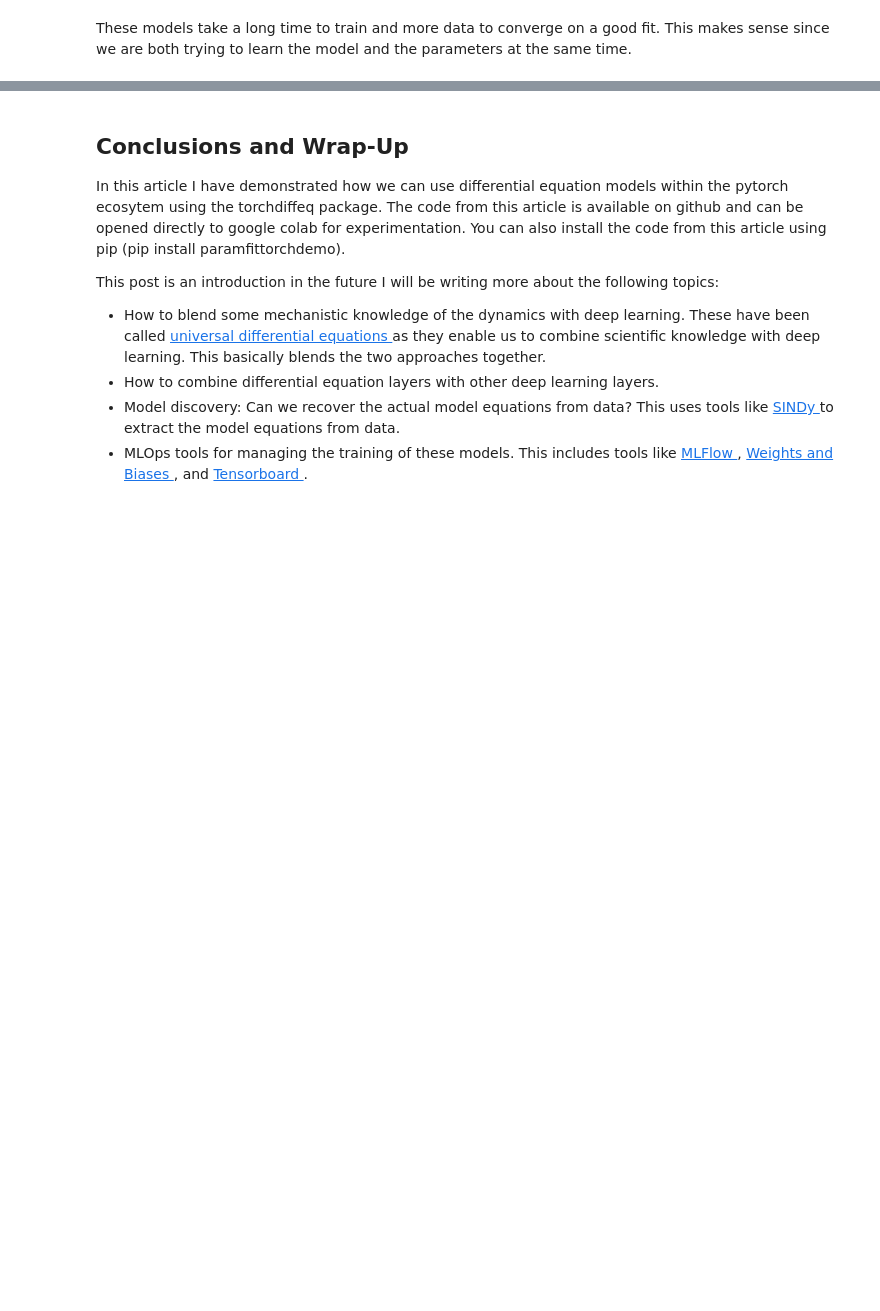
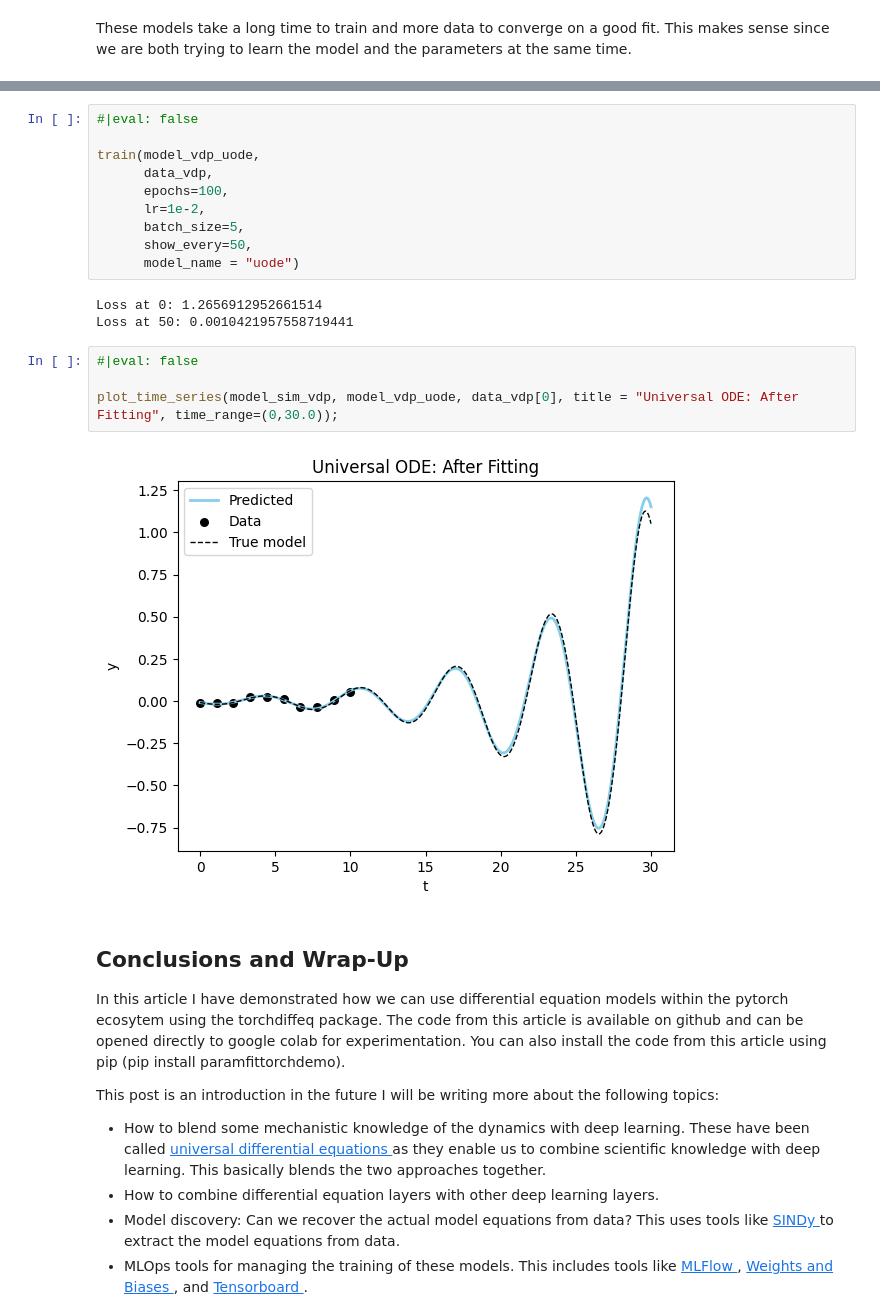
Before and after one commit to khannay/paramfittorchdemo, a Jupyter notebook: nbs/00_training.ipynb, the cells around one changed output, grey strips where cells are left out. Drawn from its saved outputs; the diff is of its cells as text; blank space fills up the shorter version.

```diff
--- a/nbs/00_training.ipynb
+++ b/nbs/00_training.ipynb
@@ -751,3 +795,22 @@ These models take a long time to train and more data to converge on a good fit.
+# %%
+#|eval: false
+
+train(model_vdp_uode,
+      data_vdp,
+      epochs=100,
+      lr=1e-2,
+      batch_size=5,
+      show_every=50,
+      model_name = "uode")
+# %% [output]
+Loss at 0: 1.2656912952661514
+Loss at 50: 0.0010421957558719441
+# %%
+#|eval: false
+
+plot_time_series(model_sim_vdp, model_vdp_uode, data_vdp[0], title = "Universal ODE: After Fitting", time_range=(0,30.0));
+# %% [output]
+[figure, added]
 # %% [markdown]
 ## Conclusions and Wrap-Up
 
```
Also changed, not shown: parts of 20 cells of this notebook.
